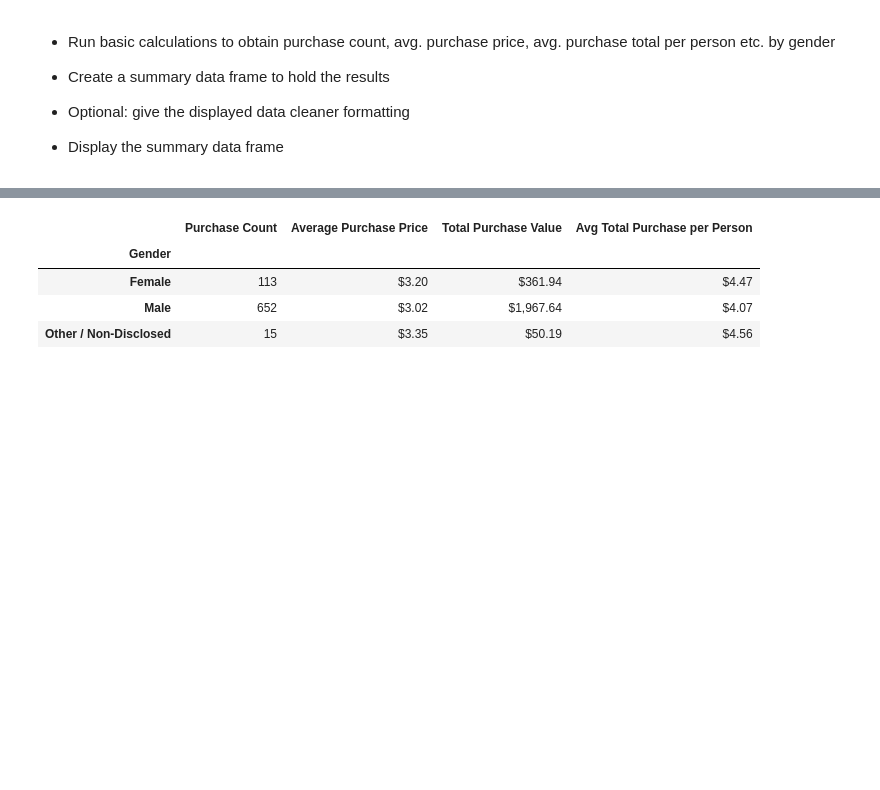
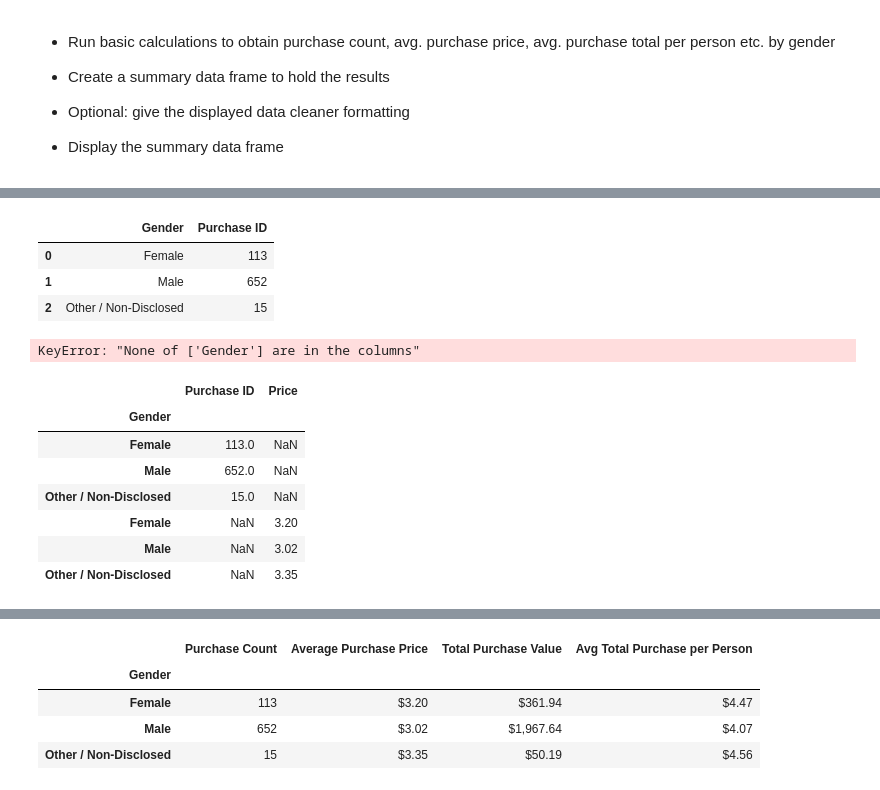
Before and after one commit to JMazick/pandas-challenge, a Jupyter notebook: HeroesOfPymoli/HeroesOfPymoli_starter.ipynb, the cells around one changed output, grey strips where cells are left out. Cells and saved outputs as stored; diff of their text form; code cells hidden in the pictures; blank space fills up the shorter version.

Commit message:
add purchasing analysis

```diff
--- a/HeroesOfPymoli/HeroesOfPymoli_starter.ipynb
+++ b/HeroesOfPymoli/HeroesOfPymoli_starter.ipynb
@@ -126,3 +126,7 @@ gender_df
 
 
 * Display the summary data frame
+# %%
+purchase_gender = purchase_data[['Purchase ID', 'Gender']]
+purchase_gender_count = purchase_gender.groupby('Gender').count()
+purchase_gender_count
@@ -128,0 +139,3 @@ gender_df
+# %%
+price_gender = round(purchase_data[['Gender', 'Price']].groupby('Gender').mean(), 2)
+price_gender
@@ -128,0 +157,3 @@ gender_df
+# %%
+purchasing_df = pd.DataFrame(purchase_gender_count)
+purchasing_df
@@ -128,0 +166,22 @@ gender_df
+# %%
+purchasing_df.reset_index('Gender')
+# %% [output]
+|  | Gender | Purchase ID |
+| 0 | Female | 113 |
+| 1 | Male | 652 |
+| 2 | Other / Non-Disclosed | 15 |
+# %%
+purchasing_df.set_index('Gender')
+# %% [output]
+KeyError: "None of ['Gender'] are in the columns"
+# %%
+purchasing_df.append(price_gender)
+# %% [output]
+|  | Purchase ID | Price |
+| Gender |  |  |
+| Female | 113.0 | NaN |
+| Male | 652.0 | NaN |
+| Other / Non-Disclosed | 15.0 | NaN |
+| Female | NaN | 3.20 |
+| Male | NaN | 3.02 |
+| Other / Non-Disclosed | NaN | 3.35 |
```
Also changed, not shown: parts of 6 cells of this notebook.
